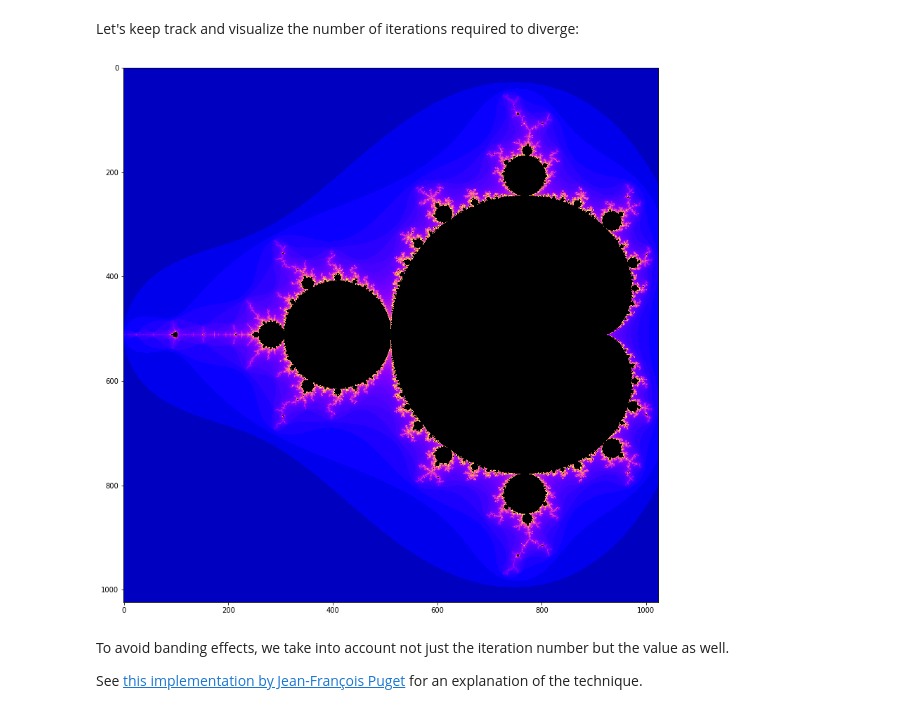
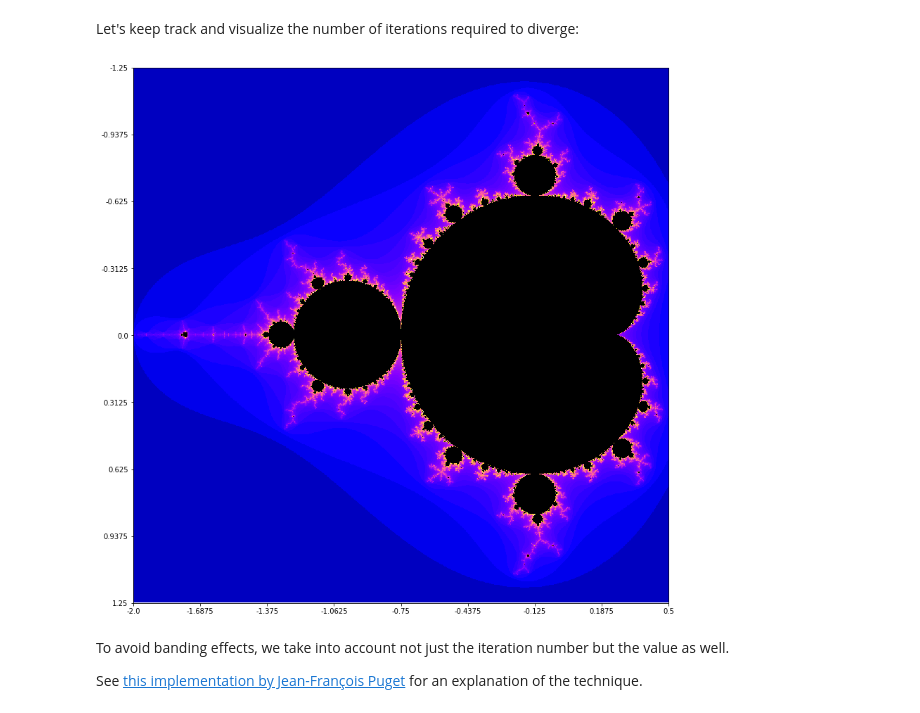
Before and after one commit to r1cc4rdo/mandelbrot, a Jupyter notebook: Mandelbrot.ipynb, the cells around one changed output. Saved outputs shown, nothing was run; the diff lists cells and outputs as text; code cells hidden in the pictures.

```diff
--- a/Mandelbrot.ipynb
+++ b/Mandelbrot.ipynb
@@ -24,7 +24,7 @@ pois = {  # points of interest
     'black_dot': (-0.74877,-0.74872,0.06505,0.06510)}
 
 
-def complex_grid(xmin, xmax, ymin, ymax, res=256):
+def complex_grid(xmin, xmax, ymin, ymax, res=1024):
     xx = np.linspace(xmin, xmax, num=res)
     yy = np.linspace(ymin, ymax, num=res)
     x, y = np.meshgrid(xx, yy)
@@ -37,12 +37,20 @@ def mandelbrot_boolean(coords, max_iterations=256):
     values = coords.copy()
     for _ in range(max_iterations):
         values = values ** 2 + coords
-    return abs(values) < 2
+    return (abs(values) < 2).astype(np.float)
 
 
-plot.figure(figsize=(14, 14))
+def show(mandelbrot_function, name):
+
+    plot.figure(figsize=(14, 14))
+    image = mandelbrot_function(complex_grid(*pois[name]))
+    plot.imshow(image, cmap='gnuplot2', norm=colors.PowerNorm(0.3))
+    plot.xticks(np.linspace(0, image.shape[0], num=9), np.round(np.linspace(*pois[name][:2], num=9), 4))
+    plot.yticks(np.linspace(0, image.shape[1], num=9), np.round(np.linspace(*pois[name][2:], num=9), 4))
+    plot.show()
+
+
 warnings.filterwarnings('ignore')  # ignore warnings about overflows
-plot.imshow(mandelbrot_boolean(complex_grid(*pois['full'], res=1024)))
+show(mandelbrot_boolean, 'full')
 warnings.filterwarnings('default')
-plot.show()
 # %% [output]
@@ -52,27 +60,23 @@ Let's keep track and visualize the number of iterations required to diverge:
 # %%
 def mandelbrot_discrete(coords, max_iterations=256):
 
     values = coords.copy()
     iteration_count = np.zeros_like(values, np.float)
     for iteration in range(max_iterations):
 
         nya = iteration_count == 0  # not yet assigned
         values[nya] = values[nya] ** 2 + coords[nya]
 
         abs_values = np.abs(values)
-        diverged = abs_values > 2
-        jd = np.logical_and(nya, diverged)  # just diverged
+        jd = np.logical_and(nya, abs_values > 2)  # just diverged
         iteration_count[jd] = iteration
 
     return iteration_count
 
 
-plot.figure(figsize=(14, 14))
-image = mandelbrot_discrete(complex_grid(*pois['full'], res=1024))
-plot.imshow(image, cmap='gnuplot2', norm=colors.PowerNorm(0.3))
-plot.show()
+show(mandelbrot_discrete, 'full')
 # %% [output]
-[figure, old version]
+[figure, new version]
 # %% [markdown]
 To avoid banding effects, we take into account not just the iteration number but the value as well.
 
```
Also changed, not shown: parts of 4 cells of this notebook.
